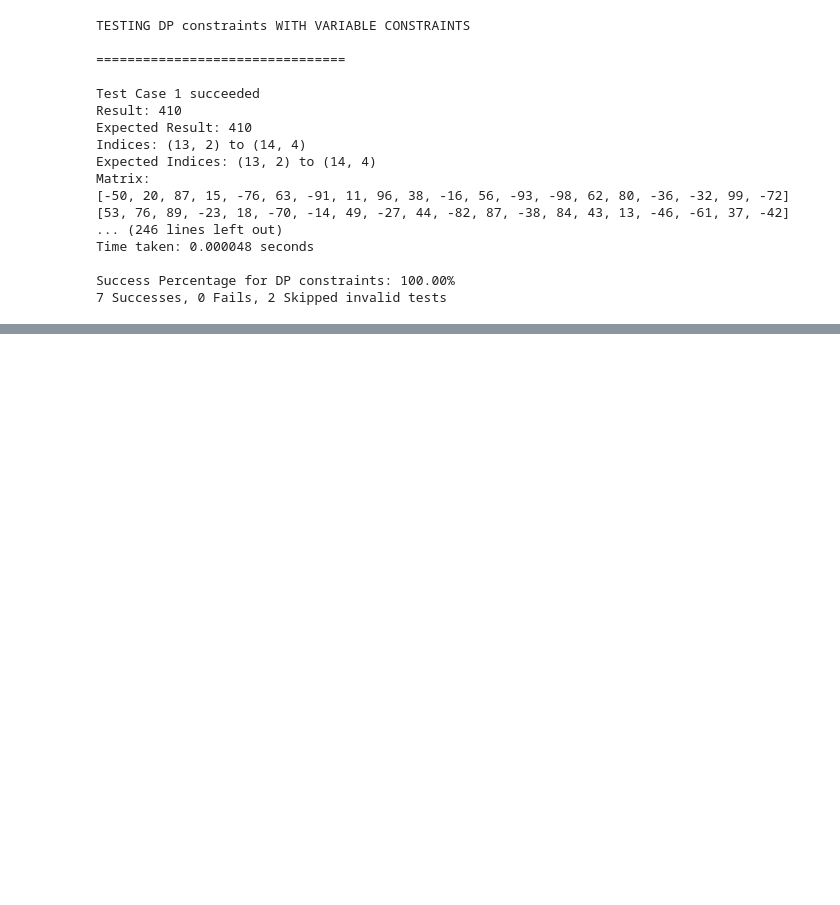
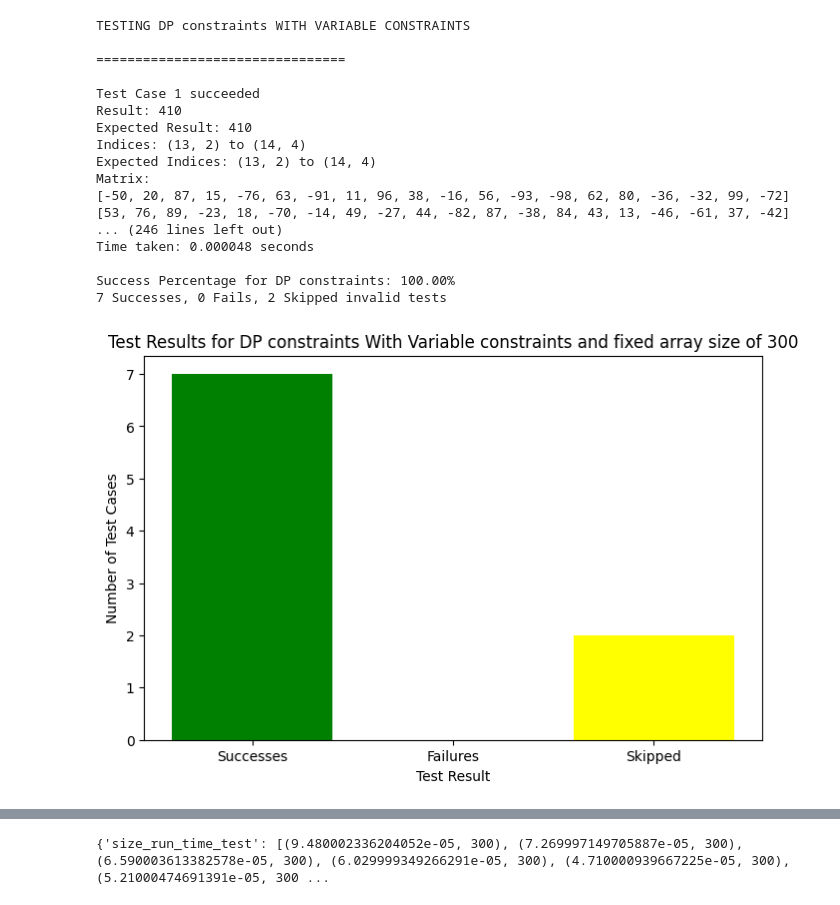
Before and after one commit to Amrithya/Advanced-Algorithm-Project-2023-2024, a Jupyter notebook: main_dynamic.ipynb, the cells around one changed output, grey strips where cells are left out. Saved outputs shown, nothing was run; the diff lists cells and outputs as text; code cells hidden in the pictures; blank space fills up the shorter version.

```diff
--- a/main_dynamic.ipynb
+++ b/main_dynamic.ipynb
@@ -34,21 +34,24 @@ create_test_result_plots(test_results,"DP non Constrained algorithm")
 # %%
 algorithm_name = "DP constraints"
-test_results = test_algorithm_instance.run_algorithm_tests(maxMatrixSum_constraint, algorithm_name,constrained_type='variable')
+test_results= test_algorithm_instance.run_algorithm_tests(maxMatrixSum_constraint, algorithm_name,constrained_type='variable')
+create_test_result_plots(test_results,algorithm_name)
+print(test_results)
 # %% [output]
 TESTING DP constraints WITH VARIABLE CONSTRAINTS
 
 ================================
 
 Test Case 1 succeeded
 Result: 410
 Expected Result: 410
 Indices: (13, 2) to (14, 4)
 Expected Indices: (13, 2) to (14, 4)
 Matrix:
 [-50, 20, 87, 15, -76, 63, -91, 11, 96, 38, -16, 56, -93, -98, 62, 80, -36, -32, 99, -72]
 [53, 76, 89, -23, 18, -70, -14, 49, -27, 44, -82, 87, -38, 84, 43, 13, -46, -61, 37, -42]
 ... (246 lines left out)
 Time taken: 0.000048 seconds
 
 Success Percentage for DP constraints: 100.00%
 7 Successes, 0 Fails, 2 Skipped invalid tests
+[figure, added]
@@ -54,0 +60 @@ Success Percentage for DP constraints: 100.00%
+{'size_run_time_test': [(9.480002336204052e-05, 300), (7.269997149705887e-05, 300), (6.590003613382578e-05, 300), (6.029999349266291e-05, 300), (4.710000939667225e-05, 300), (5.21000474691391e-05, 300 ...
```
Also changed, not shown: parts of 7 cells of this notebook.
